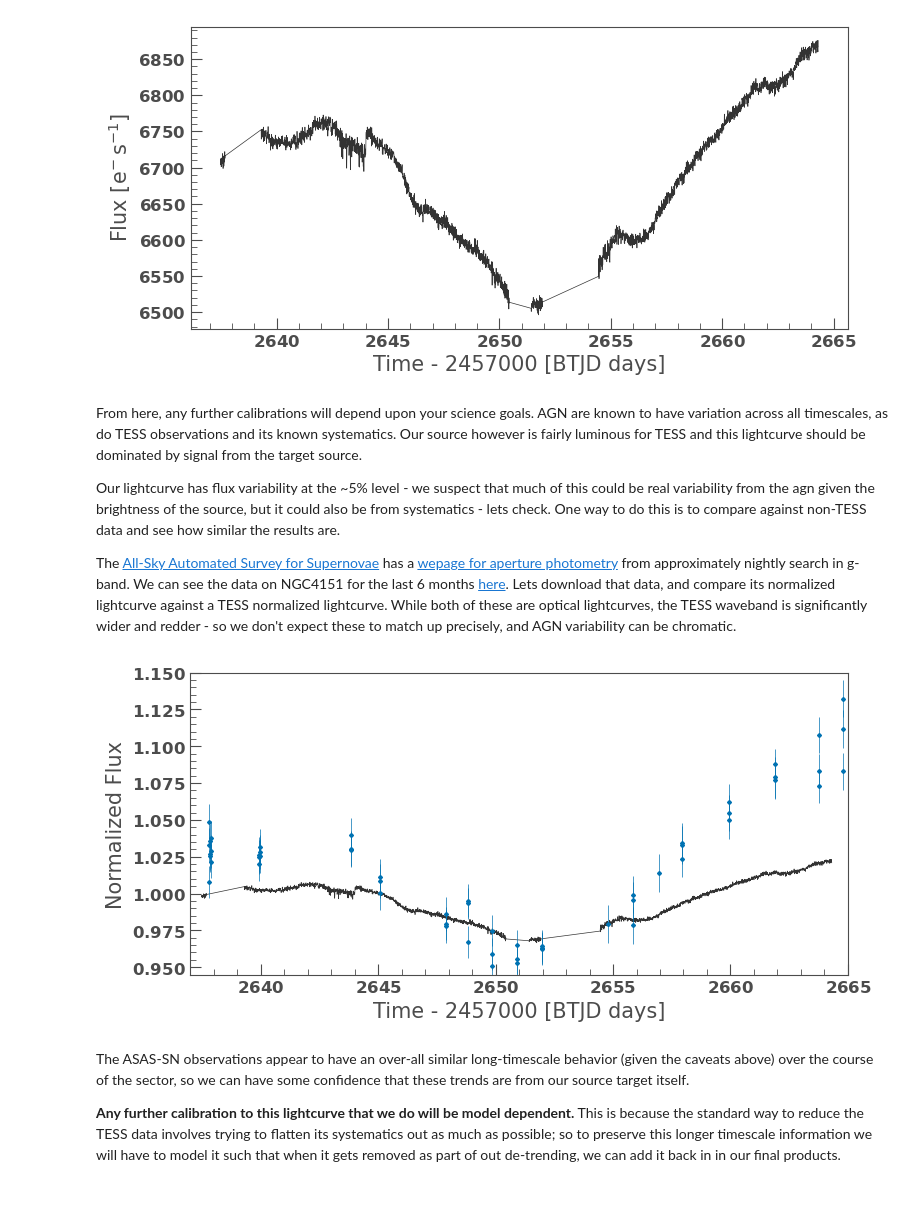
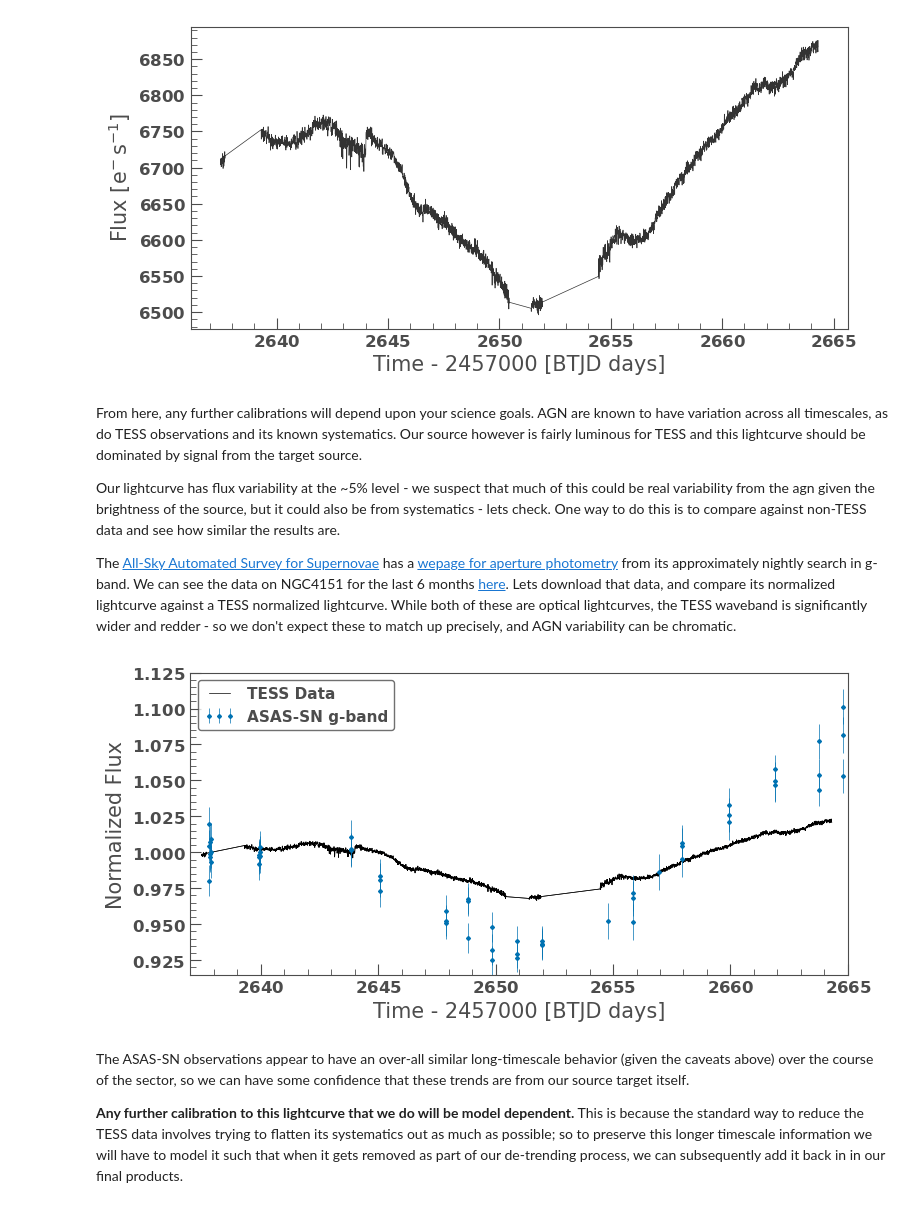
Before and after one commit to tylerapritchard/TESSGI_Tut_NGC4151, a Jupyter notebook: NGC4151.ipynb, the cells around one changed output. Cells and saved outputs as stored; diff of their text form; code cells hidden in the pictures.

```diff
--- a/NGC4151.ipynb
+++ b/NGC4151.ipynb
@@ -107,7 +108,7 @@ One thing that can be causing those is the spacecraft pointing,  where the centr
 #Estimate the pointing centroids from the TPF
 c_row,c_col = tpf.estimate_centroids()
 with plt.style.context(MPLSTYLE):
-    ax = plt.figure(figsize=(16, 9)).gca()
+    ax = plt.figure().gca()
     plt.plot(lc.time.value,lc.flux.value/np.nanmedian(lc.flux.value) - 1,label='TESS Data')
     plt.plot(lc.time.value,c_row-np.nanmedian(c_row),alpha=0.5,label='Row Centroid')
     plt.plot(lc.time.value,c_col-np.nanmedian(c_col),alpha=0.5,label='Column Centroid')
@@ -128,7 +129,7 @@ cut = cut1 | cut2
 
 # Plot the flagged/unflagged data
 with plt.style.context(MPLSTYLE):
-    ax = plt.figure(figsize=(16, 9)).gca()
+    ax = plt.figure().gca()
     lc[~cut].plot(ax=ax)
     plt.plot(lc.time.value[cut1],lc.flux.value[cut1])
     plt.plot(lc.time.value[cut2],lc.flux.value[cut2])
@@ -152,22 +150,25 @@ From here, any further calibrations will depend upon your science goals.  AGN ar
 
 Our lightcurve has flux variability at the ~5% level - we suspect that much of this could be real variability from the agn given the brightness of the source, but it could also be from systematics - lets check.  One way to do this is to compare against non-TESS data and see how similar the results are.
 
-The [All-Sky Automated Survey for Supernovae](https://www.astronomy.ohio-state.edu/asassn/index.shtml) has a [wepage for aperture photometry](https://www.astronomy.ohio-state.edu/asassn/index.shtml) from approximately nightly search in g-band. We can see the data on NGC4151 for the last 6 months [here](https://asas-sn.osu.edu/sky-patrol/coordinate/a2858d85-e82c-452b-aa91-16e21ce889bb).  Lets download that data, and compare its normalized lightcurve against a TESS normalized lightcurve.  While both of these are optical lightcurves, the TESS waveband is significantly wider and redder - so we don't expect these to match up precisely, and AGN variability can be chromatic.
+The [All-Sky Automated Survey for Supernovae](https://www.astronomy.ohio-state.edu/asassn/index.shtml) has a [wepage for aperture photometry](https://www.astronomy.ohio-state.edu/asassn/index.shtml) from its approximately nightly search in g-band. We can see the data on NGC4151 for the last 6 months [here](https://asas-sn.osu.edu/sky-patrol/coordinate/a2858d85-e82c-452b-aa91-16e21ce889bb).  Lets download that data, and compare its normalized lightcurve against a TESS normalized lightcurve.  While both of these are optical lightcurves, the TESS waveband is significantly wider and redder - so we don't expect these to match up precisely, and AGN variability can be chromatic.
 # %%
 import pandas as pd
 asas=pd.read_csv('ngc4151_asas.csv')
-lc_norm=lc.normalize()
+cut=(asas.HJD-2457000 > 2630) & (asas.HJD-2457000 < 2675)
+asas=asas[cut]
 # %%
 with plt.style.context(MPLSTYLE):
     fig, ax = plt.subplots()
-    lc_norm.plot(ax=ax)
-    ax.errorbar(asas.HJD-2457000,asas.flux/np.median(asas.flux),yerr=asas.flux_err/np.median(asas.flux),
+    lc.plot(ax=ax,normalize=True)
+    plt.plot(lc.time.value,lc.flux.value/np.nanmedian(lc.flux.value),color='k',label='TESS Data')
+    plt.errorbar(asas.HJD-2457000,asas.flux/np.median(asas.flux),yerr=asas.flux_err/np.median(asas.flux),
                 fmt='D',label='ASAS-SN g-band')
-    ax.set_ylim(0.945,1.15)
+    ax.set_ylim(0.915,1.125)
     ax.set_xlim(2637,2665)
+    ax.legend(loc=2)
 # %% [output]
-[figure, old version]
+[figure, new version]
 # %% [markdown]
 The ASAS-SN observations appear to have an over-all similar long-timescale behavior (given the caveats above) over the course of the sector, so we can have some confidence that these trends are from our source target itself.
 
-**Any further calibration to this lightcurve that we do will be model dependent.**  This is because the standard way to reduce the TESS data involves trying to flatten its systematics out as much as possible; so to preserve this longer timescale information we will have to model it such that when it gets removed as part of out de-trending, we can add it back in in our final products.
+**Any further calibration to this lightcurve that we do will be model dependent.**  This is because the standard way to reduce the TESS data involves trying to flatten its systematics out as much as possible; so to preserve this longer timescale information we will have to model it such that when it gets removed as part of our de-trending process, we can subsequently add it back in in our final products.
```
Also changed, not shown: parts of 19 cells of this notebook.
